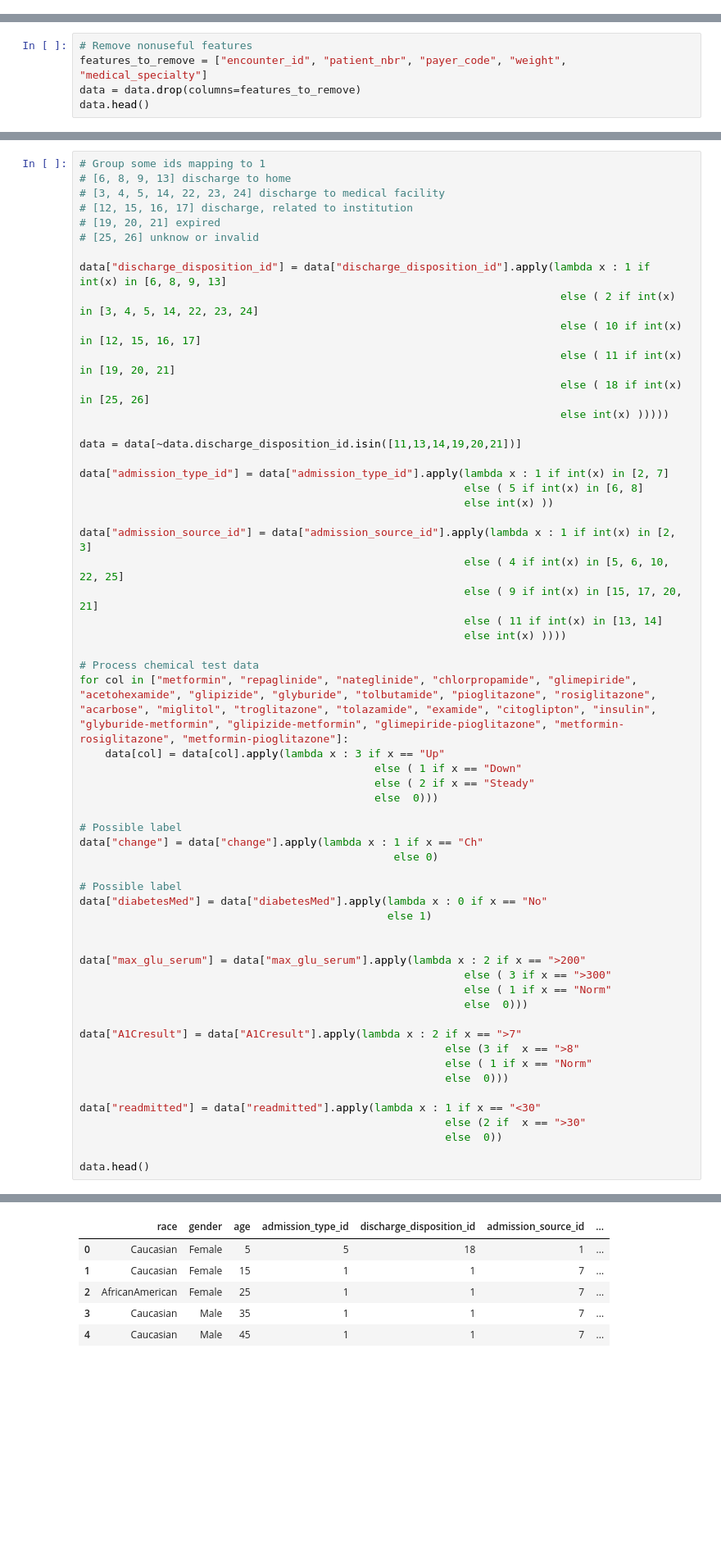
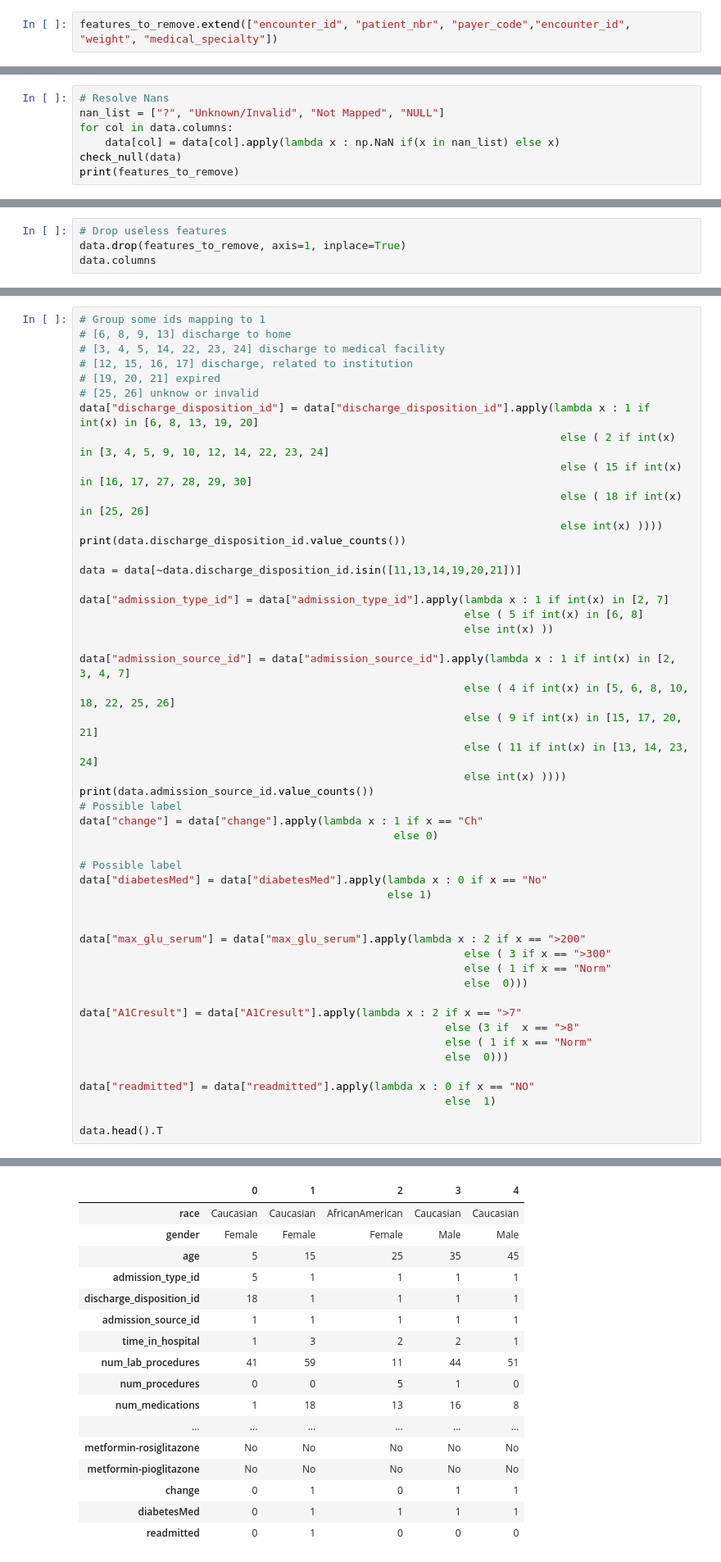
Before and after one commit to minhngo3818/cs178-diabetes-project, a Jupyter notebook: cleaner_2nd.ipynb, the cells around one changed output, grey strips where cells are left out. Shown at 82% size. Cells and saved outputs as stored; diff of their text form; blank space fills up the shorter version.

```diff
--- a/cleaner_2nd.ipynb
+++ b/cleaner_2nd.ipynb
@@ -55,10 +123,7 @@ medical_specialty: 0.491
+# %%
+features_to_remove.extend(["encounter_id", "patient_nbr", "payer_code","encounter_id", "weight", "medical_specialty"])
 # %%
 print("Total data = ", len(data))
 data.drop_duplicates(["patient_nbr"], keep = "first", inplace = True)
 # %% [output]
 Total data =  101766
-# %%
-# Remove nonuseful features
-features_to_remove = ["encounter_id", "patient_nbr", "payer_code", "weight", "medical_specialty"]
-data = data.drop(columns=features_to_remove)
-data.head()
@@ -71,0 +152,7 @@ data.head()
+# %%
+# Resolve Nans
+nan_list = ["?", "Unknown/Invalid", "Not Mapped", "NULL"]
+for col in data.columns:
+    data[col] = data[col].apply(lambda x : np.NaN if(x in nan_list) else x)
+check_null(data)
+print(features_to_remove)
@@ -71,0 +172,4 @@ data.head()
+# %%
+# Drop useless features
+data.drop(features_to_remove, axis=1, inplace=True)
+data.columns
@@ -92,13 +214,12 @@ data["age"] = data["age"].apply(lambda x : replaceDict[x])
 # [12, 15, 16, 17] discharge, related to institution
 # [19, 20, 21] expired
 # [25, 26] unknow or invalid
-
-data["discharge_disposition_id"] = data["discharge_disposition_id"].apply(lambda x : 1 if int(x) in [6, 8, 9, 13]
-                                                                           else ( 2 if int(x) in [3, 4, 5, 14, 22, 23, 24]
-                                                                           else ( 10 if int(x) in [12, 15, 16, 17]
-                                                                           else ( 11 if int(x) in [19, 20, 21]
+data["discharge_disposition_id"] = data["discharge_disposition_id"].apply(lambda x : 1 if int(x) in [6, 8, 13, 19, 20]
+                                                                           else ( 2 if int(x) in [3, 4, 5, 9, 10, 12, 14, 22, 23, 24]
+                                                                           else ( 15 if int(x) in [16, 17, 27, 28, 29, 30]
                                                                            else ( 18 if int(x) in [25, 26]
-                                                                           else int(x) )))))
+                                                                           else int(x) ))))
+print(data.discharge_disposition_id.value_counts())
 
 data = data[~data.discharge_disposition_id.isin([11,13,14,19,20,21])]
 
@@ -106,19 +227,12 @@ data["admission_type_id"] = data["admission_type_id"].apply(lambda x : 1 if int(
                                                             else ( 5 if int(x) in [6, 8]
                                                             else int(x) ))
 
-data["admission_source_id"] = data["admission_source_id"].apply(lambda x : 1 if int(x) in [2, 3]
-                                                            else ( 4 if int(x) in [5, 6, 10, 22, 25]
+data["admission_source_id"] = data["admission_source_id"].apply(lambda x : 1 if int(x) in [2, 3, 4, 7]
+                                                            else ( 4 if int(x) in [5, 6, 8, 10, 18, 22, 25, 26]
                                                             else ( 9 if int(x) in [15, 17, 20, 21]
-                                                            else ( 11 if int(x) in [13, 14]
+                                                            else ( 11 if int(x) in [13, 14, 23, 24]
                                                             else int(x) ))))
-
-# Process chemical test data
-for col in ["metformin", "repaglinide", "nateglinide", "chlorpropamide", "glimepiride", "acetohexamide", "glipizide", "glyburide", "tolbutamide", "pioglitazone", "rosiglitazone", "acarbose", "miglitol", "troglitazone", "tolazamide", "examide", "citoglipton", "insulin", "glyburide-metformin", "glipizide-metformin", "glimepiride-pioglitazone", "metformin-rosiglitazone", "metformin-pioglitazone"]:
-    data[col] = data[col].apply(lambda x : 3 if x == "Up"
-                                              else ( 1 if x == "Down"
-                                              else ( 2 if x == "Steady"
-                                              else  0)))
-
+print(data.admission_source_id.value_counts())
 # Possible label
 data["change"] = data["change"].apply(lambda x : 1 if x == "Ch"
                                                  else 0)
@@ -138,9 +252,8 @@ data["A1Cresult"] = data["A1Cresult"].apply(lambda x : 2 if x == ">7"
                                                          else ( 1 if x == "Norm"
                                                          else  0)))
 
-data["readmitted"] = data["readmitted"].apply(lambda x : 1 if x == "<30"
-                                                         else (2 if  x == ">30"
-                                                         else  0))
+data["readmitted"] = data["readmitted"].apply(lambda x : 0 if x == "NO"
+                                                         else  1)
 
-data.head()
+data.head().T
 # %% [output]
@@ -147,6 +274,17 @@ data.head()
-|  | race | gender | age | admission_type_id | discharge_disposition_id | admission_source_id | ... |
-| 0 | Caucasian | Female | 5 | 5 | 18 | 1 | ... |
-| 1 | Caucasian | Female | 15 | 1 | 1 | 7 | ... |
-| 2 | AfricanAmerican | Female | 25 | 1 | 1 | 7 | ... |
-| 3 | Caucasian | Male | 35 | 1 | 1 | 7 | ... |
-| 4 | Caucasian | Male | 45 | 1 | 1 | 7 | ... |
+|  | 0 | 1 | 2 | 3 | 4 |
+| race | Caucasian | Caucasian | AfricanAmerican | Caucasian | Caucasian |
+| gender | Female | Female | Female | Male | Male |
+| age | 5 | 15 | 25 | 35 | 45 |
+| admission_type_id | 5 | 1 | 1 | 1 | 1 |
+| discharge_disposition_id | 18 | 1 | 1 | 1 | 1 |
+| admission_source_id | 1 | 1 | 1 | 1 | 1 |
+| time_in_hospital | 1 | 3 | 2 | 2 | 1 |
+| num_lab_procedures | 41 | 59 | 11 | 44 | 51 |
+| num_procedures | 0 | 0 | 5 | 1 | 0 |
+| num_medications | 1 | 18 | 13 | 16 | 8 |
+| ... | ... | ... | ... | ... | ... |
+| metformin-rosiglitazone | No | No | No | No | No |
+| metformin-pioglitazone | No | No | No | No | No |
+| change | 0 | 1 | 0 | 1 | 1 |
+| diabetesMed | 0 | 1 | 1 | 1 | 1 |
+| readmitted | 0 | 1 | 0 | 0 | 0 |
```
Also changed, not shown: parts of 29 cells of this notebook, 1 other file.
